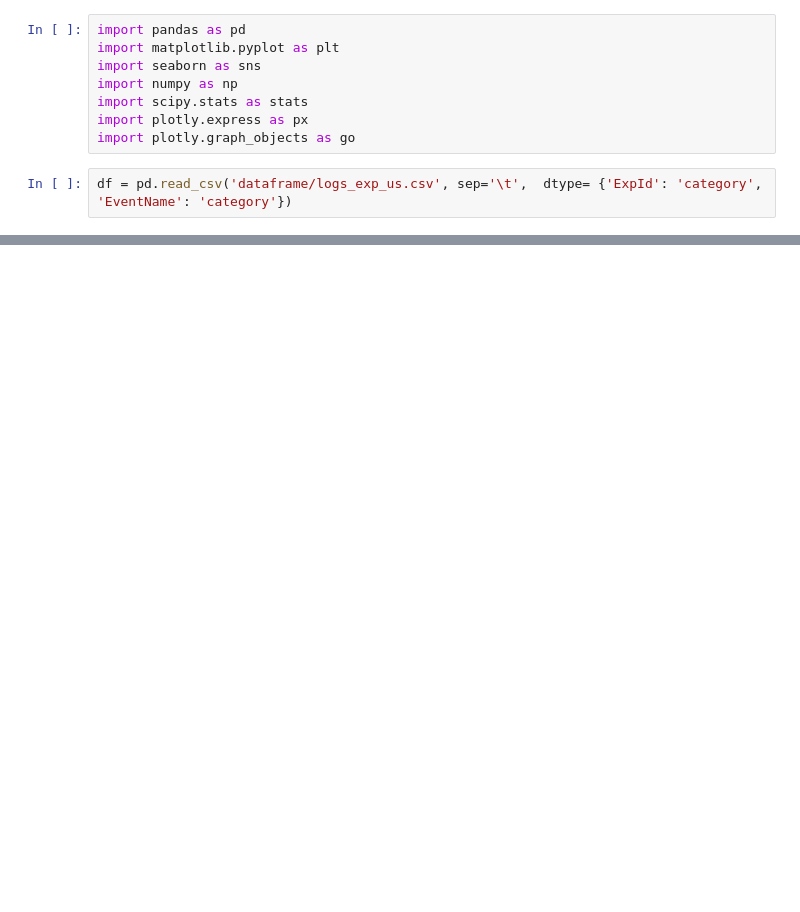
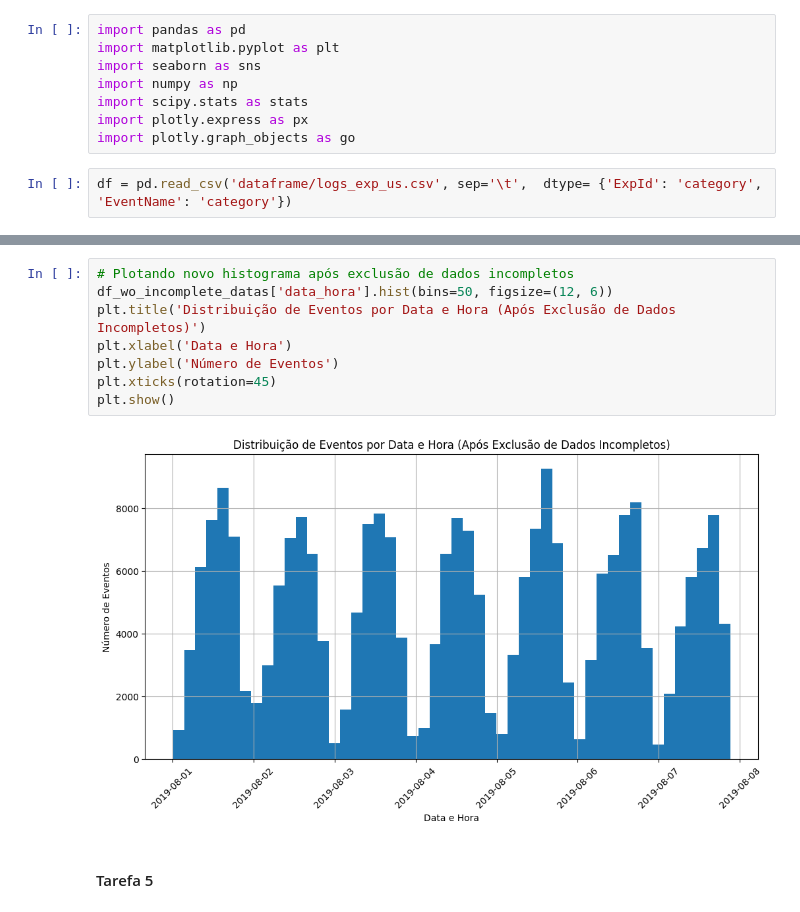
Before and after one commit to jpvidotto/Analise-de-testes-A-A-B, a Jupyter notebook: projeto11.ipynb, the cells around one changed output, grey strips where cells are left out. Saved outputs shown, nothing was run; the diff lists cells and outputs as text; blank space fills up the shorter version.

```diff
--- a/projeto11.ipynb
+++ b/projeto11.ipynb
@@ -42,0 +101,12 @@ df
+# %%
+# Plotando novo histograma após exclusão de dados incompletos
+df_wo_incomplete_datas['data_hora'].hist(bins=50, figsize=(12, 6))
+plt.title('Distribuição de Eventos por Data e Hora (Após Exclusão de Dados Incompletos)')
+plt.xlabel('Data e Hora')
+plt.ylabel('Número de Eventos')
+plt.xticks(rotation=45)
+plt.show()
+# %% [output]
+[figure, added]
+# %% [markdown]
+#### Tarefa 5
```
Also changed, not shown: parts of 46 cells of this notebook.
